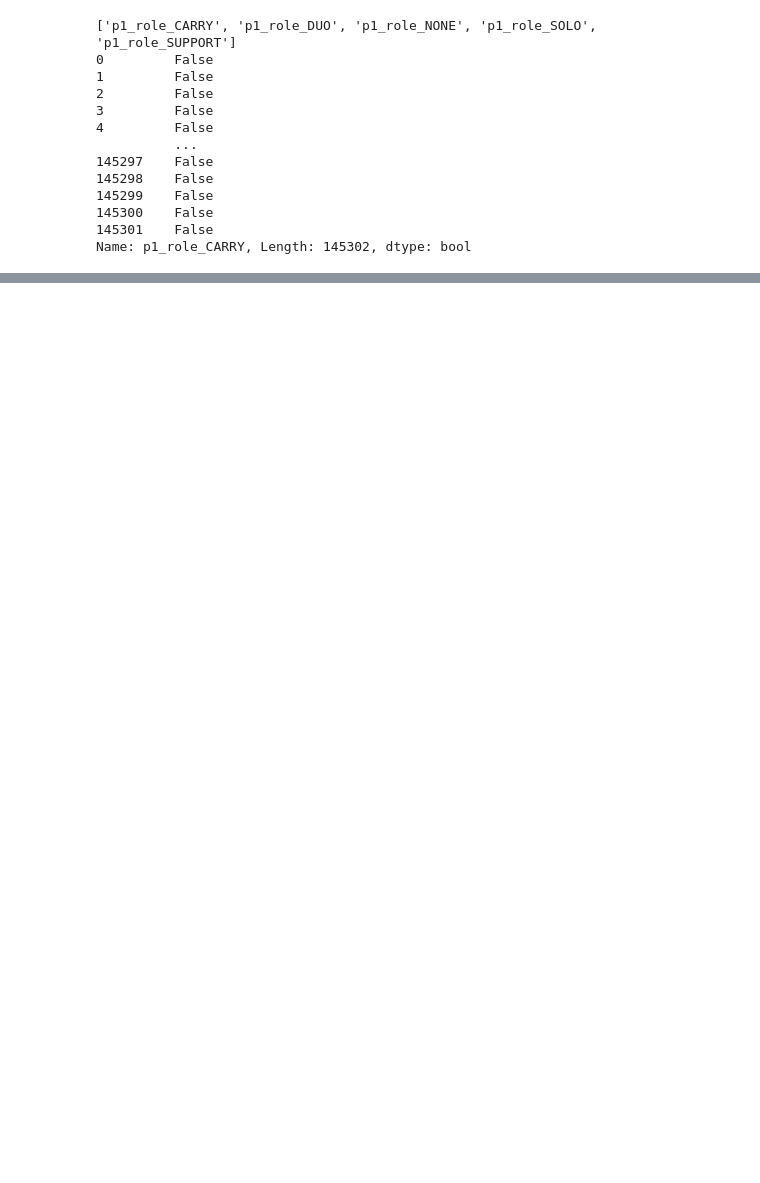
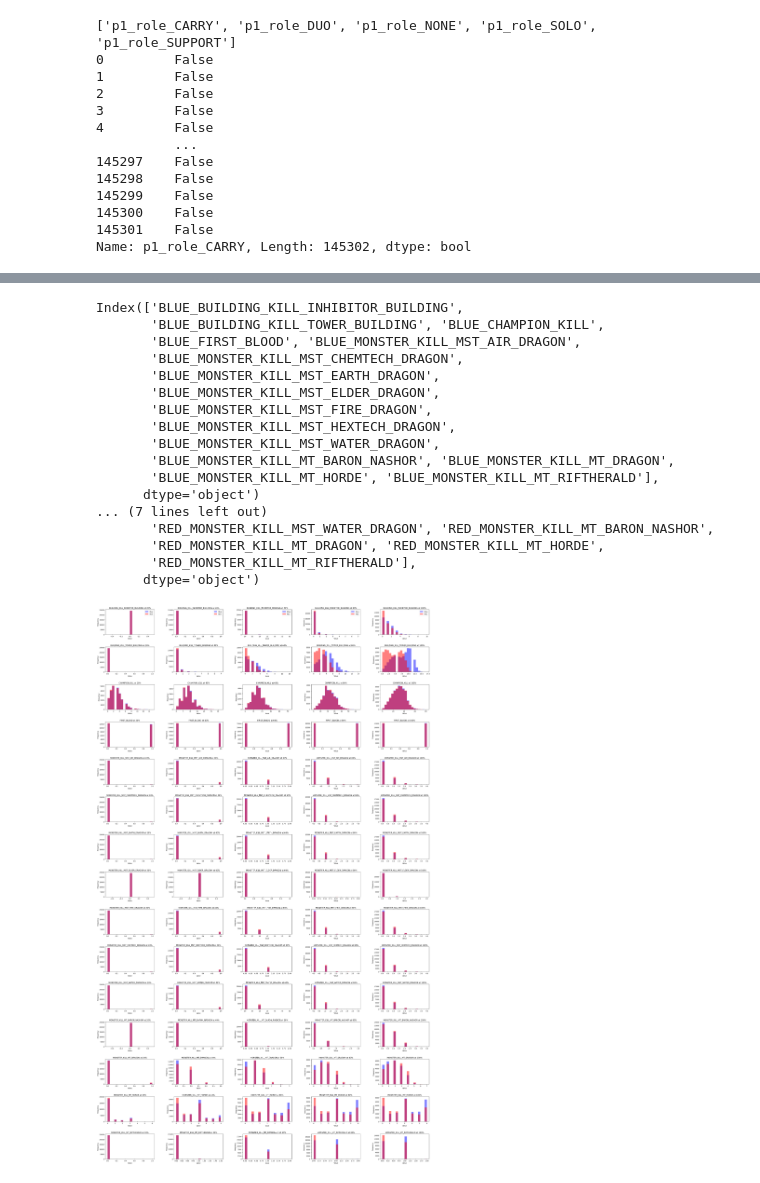
Before and after one commit to Qesterius/Lol_match_outcome_prediction, a Jupyter notebook: analisys_full_data.ipynb, the cells around one changed output, grey strips where cells are left out. Saved outputs shown, nothing was run; the diff lists cells and outputs as text; code cells hidden in the pictures; blank space fills up the shorter version.

```diff
--- a/analisys_full_data.ipynb
+++ b/analisys_full_data.ipynb
@@ -297,3 +337,7 @@ Name: count, dtype: int64
+# %%
+assert (champion_frame.sum(axis=1) == 10).all()
+#reallocate memory as its fragmented
+data_cleaned = data_cleaned.copy()
 # %%
 def print_correlation_features(X,Y, target_name = "first_win"):
     correlations = X.corrwith(Y, numeric_only=True).sort_values(ascending=False)
@@ -410,3 +454,8 @@ models = [
     RandomForestClassifier(random_state=42, n_jobs=-1),
     HistGradientBoostingClassifier(random_state=42),
 ]
+# %%
+#load events data
+events_data = pd.read_csv("data_csv/eventdata.csv")
+
+events_data.head()
@@ -413 +521,66 @@ models = [
+# %%
+import matplotlib.pyplot as plt
+
+
+blue_objective_columns = objective_columns[:15]
+red_objective_columns = objective_columns[15:]
+print(blue_objective_columns)
+print(red_objective_columns)
+
+timestamps_list = [
+    (timestamps_20p, "20%"),
+    (timestamps_40p, "40%"),
+    (timestamps_60p, "60%"),
+    (timestamps_80p, "80%"),
+    (timestamps_100p, "100%"),
+]
+figure = plt.figure(figsize=(30, 50))
+
+
+for ti, (timestamp, label) in enumerate(timestamps_list):
+    for i in range(len(blue_objective_columns)):
+        # Calculate the correct position in the 15x5 grid
+        plot_index = 5 * i + ti + 1
+        plt.subplot(15, 5, plot_index)
+        common_range = (
+            min(
+                min(timestamp[blue_objective_columns[i]]),
+                min(timestamp[red_objective_columns[i]]),
+                ),
+            max(
+                max(timestamp[blue_objective_columns[i]]),
+                max(timestamp[red_objective_columns[i]]),
+                )
+        )
+        plt.hist(timestamp[blue_objective_columns[i]], bins=20, color="blue", alpha=0.5, label='Blue', range=common_range )
+        plt.hist(timestamp[red_objective_columns[i]], bins=20, color="red", alpha=0.5, label='Red', range=common_range)
+        col_unteamed = blue_objective_columns[i].removeprefix("BLUE_")
+        plt.title(f"{col_unteamed} at {label}")
+        plt.xlabel("Value")
+        plt.ylabel("Frequency")
+        if i == 0:  # Add legend only for the first row to avoid repetition
+            plt.legend()
+
+# Adjust layout
+plt.tight_layout()
+plt.subplots_adjust(hspace=0.5, wspace=0.4)  # Adjust these parameters if needed
+# %% [output]
+Index(['BLUE_BUILDING_KILL_INHIBITOR_BUILDING',
+       'BLUE_BUILDING_KILL_TOWER_BUILDING', 'BLUE_CHAMPION_KILL',
+       'BLUE_FIRST_BLOOD', 'BLUE_MONSTER_KILL_MST_AIR_DRAGON',
+       'BLUE_MONSTER_KILL_MST_CHEMTECH_DRAGON',
+       'BLUE_MONSTER_KILL_MST_EARTH_DRAGON',
+       'BLUE_MONSTER_KILL_MST_ELDER_DRAGON',
+       'BLUE_MONSTER_KILL_MST_FIRE_DRAGON',
+       'BLUE_MONSTER_KILL_MST_HEXTECH_DRAGON',
+       'BLUE_MONSTER_KILL_MST_WATER_DRAGON',
+       'BLUE_MONSTER_KILL_MT_BARON_NASHOR', 'BLUE_MONSTER_KILL_MT_DRAGON',
+       'BLUE_MONSTER_KILL_MT_HORDE', 'BLUE_MONSTER_KILL_MT_RIFTHERALD'],
+      dtype='object')
+... (7 lines left out)
+       'RED_MONSTER_KILL_MST_WATER_DRAGON', 'RED_MONSTER_KILL_MT_BARON_NASHOR',
+       'RED_MONSTER_KILL_MT_DRAGON', 'RED_MONSTER_KILL_MT_HORDE',
+       'RED_MONSTER_KILL_MT_RIFTHERALD'],
+      dtype='object')
+[figure, added]
 # %%
```
Also changed, not shown: parts of 12 cells of this notebook.
